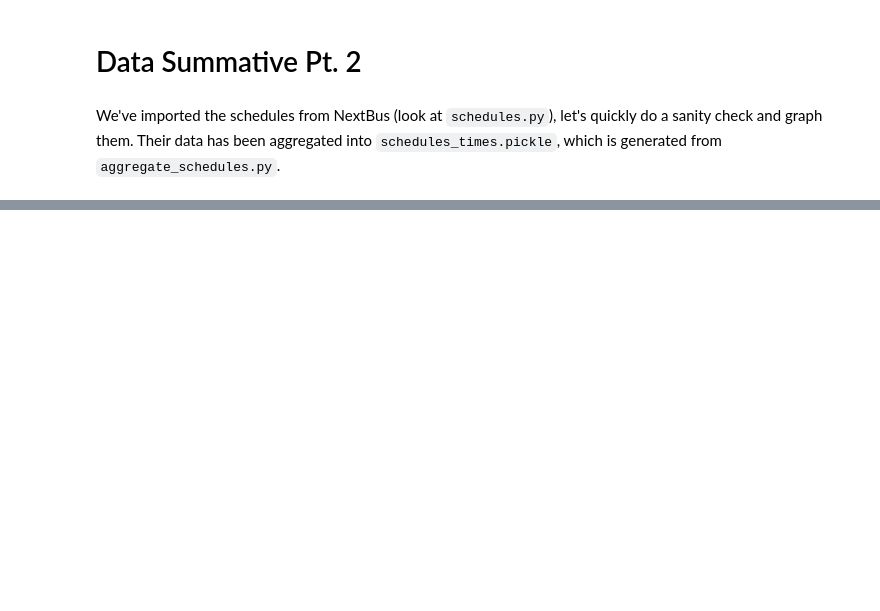
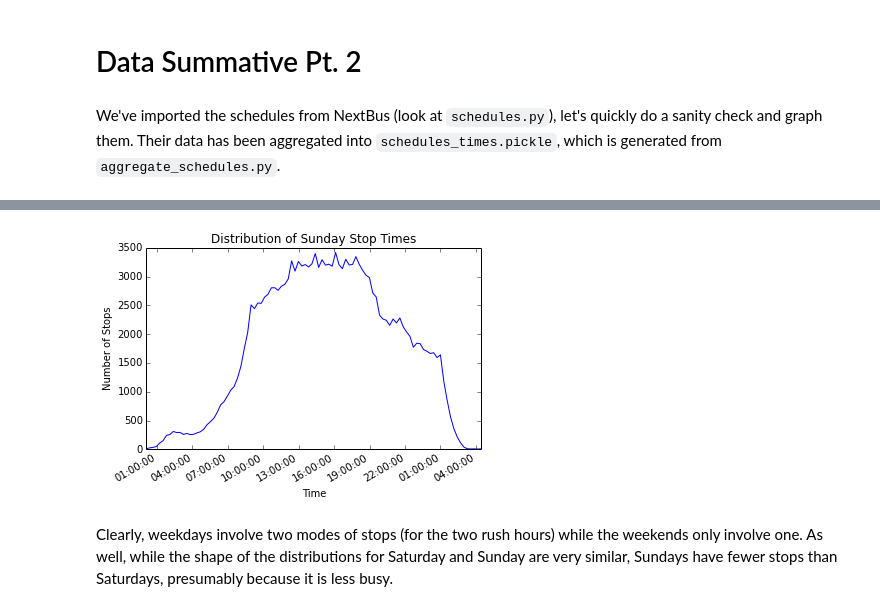
Before and after one commit to ericye16/TTC-Report, a Jupyter notebook: Lateness of Vehicles.ipynb, the cells around one changed output, grey strips where cells are left out. Cells and saved outputs as stored; diff of their text form; code cells hidden in the pictures; blank space fills up the shorter version.

```diff
--- a/Lateness of Vehicles.ipynb
+++ b/Lateness of Vehicles.ipynb
@@ -22,0 +34,6 @@ This is interesting, but the x-axis does not make it particularly useful.
+# %%
+plot_schedule_dist(sun_stop_times, "Sunday")
+# %% [output]
+[figure, added]
+# %% [markdown]
+Clearly, weekdays involve two modes of stops (for the two rush hours) while the weekends only involve one. As well, while the shape of the distributions for Saturday and Sunday are very similar, Sundays have fewer stops than Saturdays, presumably because it is less busy.
```
Also changed, not shown: parts of 7 cells of this notebook.
